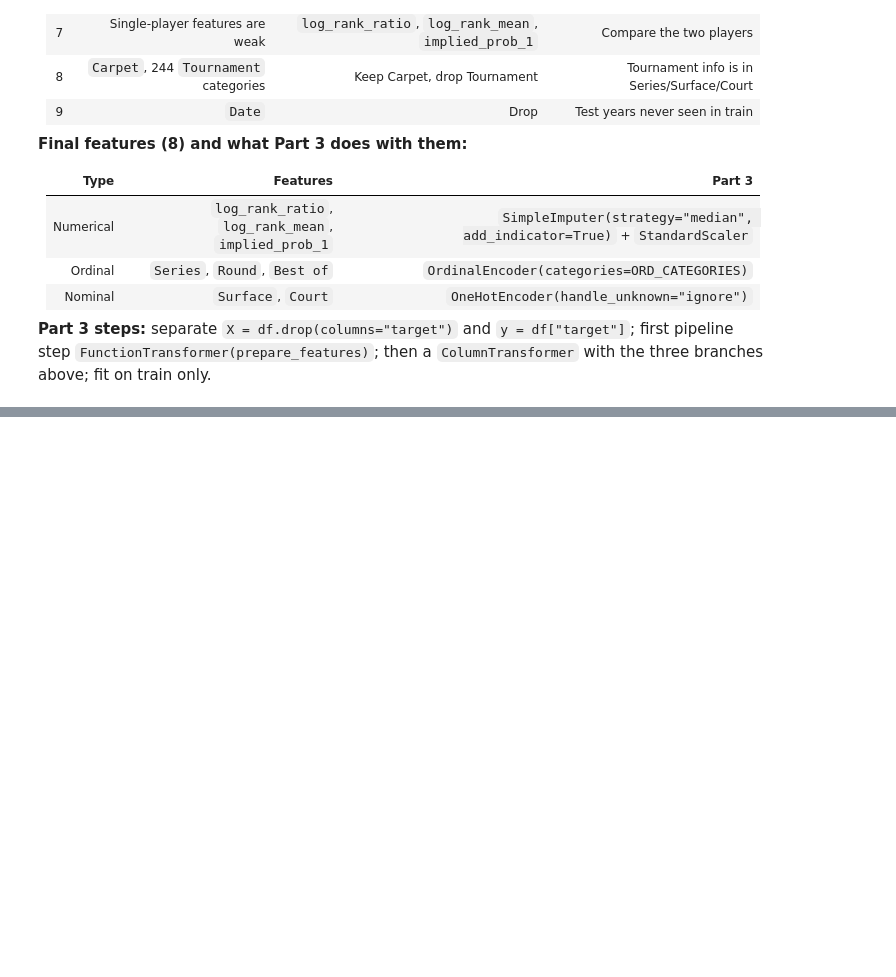
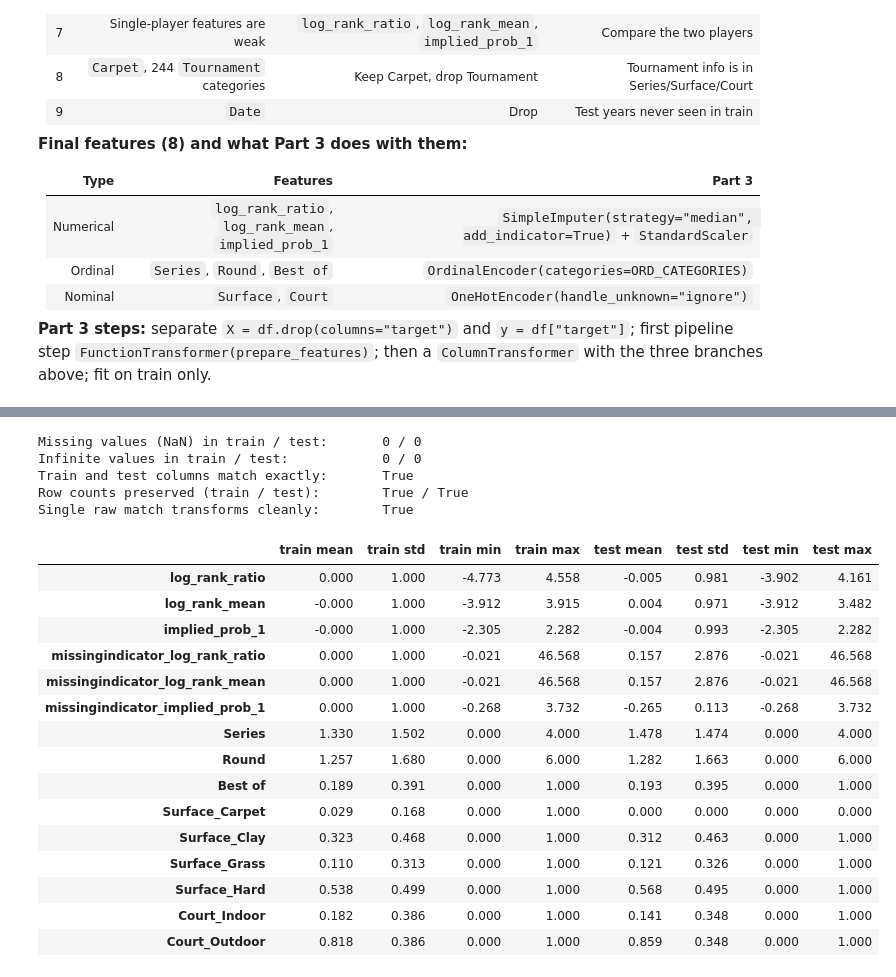
Before and after one commit to PeroPeki/machine_learning_erasmus, a Jupyter notebook: notebooks/data_explanation.ipynb, the cells around one changed output, grey strips where cells are left out. Cells and saved outputs as stored; diff of their text form; code cells hidden in the pictures; blank space fills up the shorter version.

```diff
--- a/notebooks/data_explanation.ipynb
+++ b/notebooks/data_explanation.ipynb
@@ -1317,0 +1504,48 @@ Court    train: ['Indoor', 'Outdoor']   test: ['Indoor', 'Outdoor']
+# %%
+# Verification checks on the preprocessed matrices
+print("Missing values (NaN) in train / test:      ",
+      int(np.isnan(X_train_prepared).sum()), "/", int(np.isnan(X_test_prepared).sum()))
+print("Infinite values in train / test:           ",
+      int(np.isinf(X_train_prepared).sum()), "/", int(np.isinf(X_test_prepared).sum()))
+print("Train and test columns match exactly:      ",
+      list(X_train_prepared_df.columns) == list(X_test_prepared_df.columns))
+print("Row counts preserved (train / test):       ",
+      len(X_train_prepared_df) == len(X_train), "/", len(X_test_prepared_df) == len(X_test))
+print("Single raw match transforms cleanly:       ",
+      full_pipeline.transform(X_test.iloc[[0]]).shape == (1, len(feature_names)))
+# %% [output]
+Missing values (NaN) in train / test:       0 / 0
+Infinite values in train / test:            0 / 0
+Train and test columns match exactly:       True
+Row counts preserved (train / test):        True / True
+Single raw match transforms cleanly:        True
+# %%
+# Summary statistics of all 15 prepared features in train vs test
+summary_stats = pd.DataFrame({
+    "train mean": X_train_prepared_df.mean(),
+    "train std": X_train_prepared_df.std(),
+    "train min": X_train_prepared_df.min(),
+    "train max": X_train_prepared_df.max(),
+    "test mean": X_test_prepared_df.mean(),
+    "test std": X_test_prepared_df.std(),
+    "test min": X_test_prepared_df.min(),
+    "test max": X_test_prepared_df.max(),
+}).round(3)
+summary_stats
+# %% [output]
+|  | train mean | train std | train min | train max | test mean | test std | test min | test max |
+| log_rank_ratio | 0.000 | 1.000 | -4.773 | 4.558 | -0.005 | 0.981 | -3.902 | 4.161 |
+| log_rank_mean | -0.000 | 1.000 | -3.912 | 3.915 | 0.004 | 0.971 | -3.912 | 3.482 |
+| implied_prob_1 | -0.000 | 1.000 | -2.305 | 2.282 | -0.004 | 0.993 | -2.305 | 2.282 |
+| missingindicator_log_rank_ratio | 0.000 | 1.000 | -0.021 | 46.568 | 0.157 | 2.876 | -0.021 | 46.568 |
+| missingindicator_log_rank_mean | 0.000 | 1.000 | -0.021 | 46.568 | 0.157 | 2.876 | -0.021 | 46.568 |
+| missingindicator_implied_prob_1 | 0.000 | 1.000 | -0.268 | 3.732 | -0.265 | 0.113 | -0.268 | 3.732 |
+| Series | 1.330 | 1.502 | 0.000 | 4.000 | 1.478 | 1.474 | 0.000 | 4.000 |
+| Round | 1.257 | 1.680 | 0.000 | 6.000 | 1.282 | 1.663 | 0.000 | 6.000 |
+| Best of | 0.189 | 0.391 | 0.000 | 1.000 | 0.193 | 0.395 | 0.000 | 1.000 |
+| Surface_Carpet | 0.029 | 0.168 | 0.000 | 1.000 | 0.000 | 0.000 | 0.000 | 0.000 |
+| Surface_Clay | 0.323 | 0.468 | 0.000 | 1.000 | 0.312 | 0.463 | 0.000 | 1.000 |
+| Surface_Grass | 0.110 | 0.313 | 0.000 | 1.000 | 0.121 | 0.326 | 0.000 | 1.000 |
+| Surface_Hard | 0.538 | 0.499 | 0.000 | 1.000 | 0.568 | 0.495 | 0.000 | 1.000 |
+| Court_Indoor | 0.182 | 0.386 | 0.000 | 1.000 | 0.141 | 0.348 | 0.000 | 1.000 |
+| Court_Outdoor | 0.818 | 0.386 | 0.000 | 1.000 | 0.859 | 0.348 | 0.000 | 1.000 |
```
Also changed, not shown: parts of 39 cells of this notebook, 23 other files.
